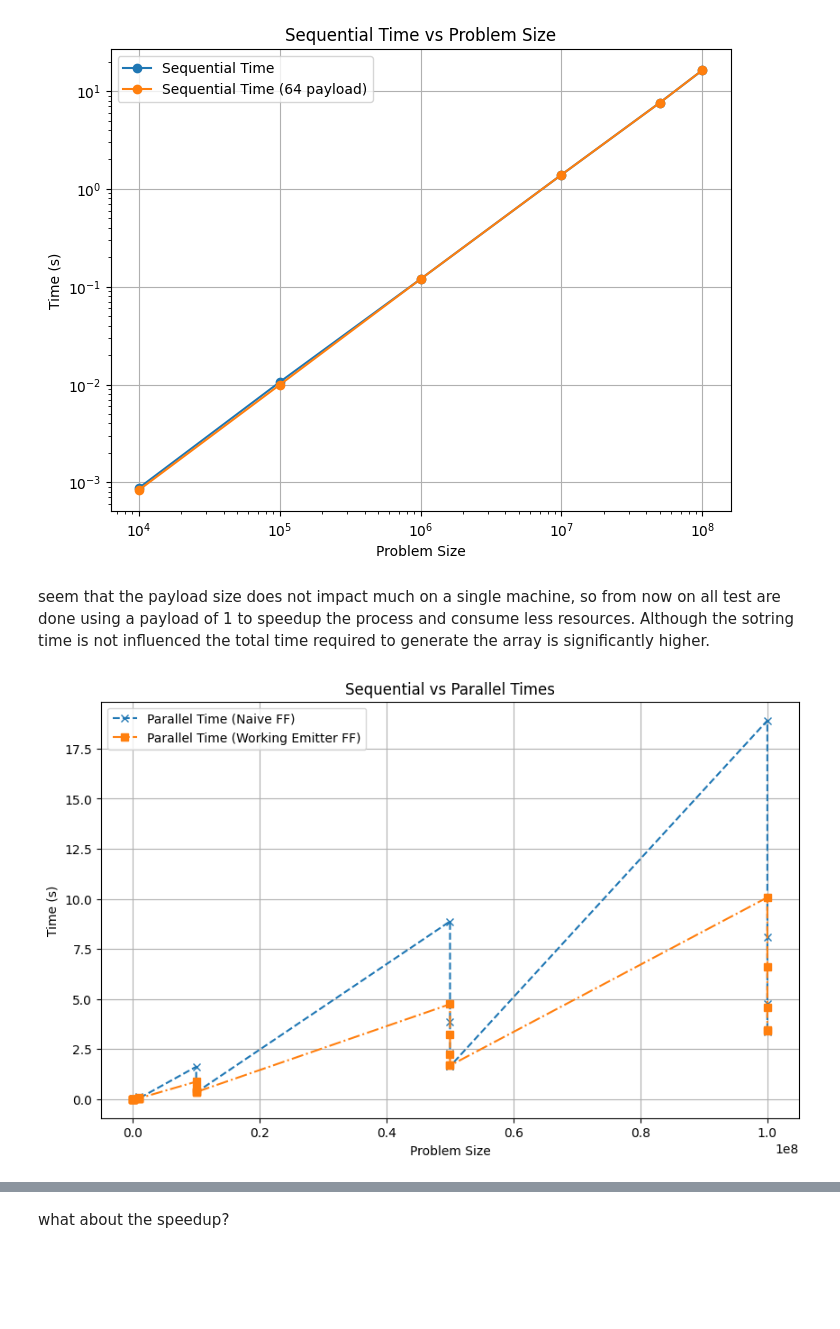
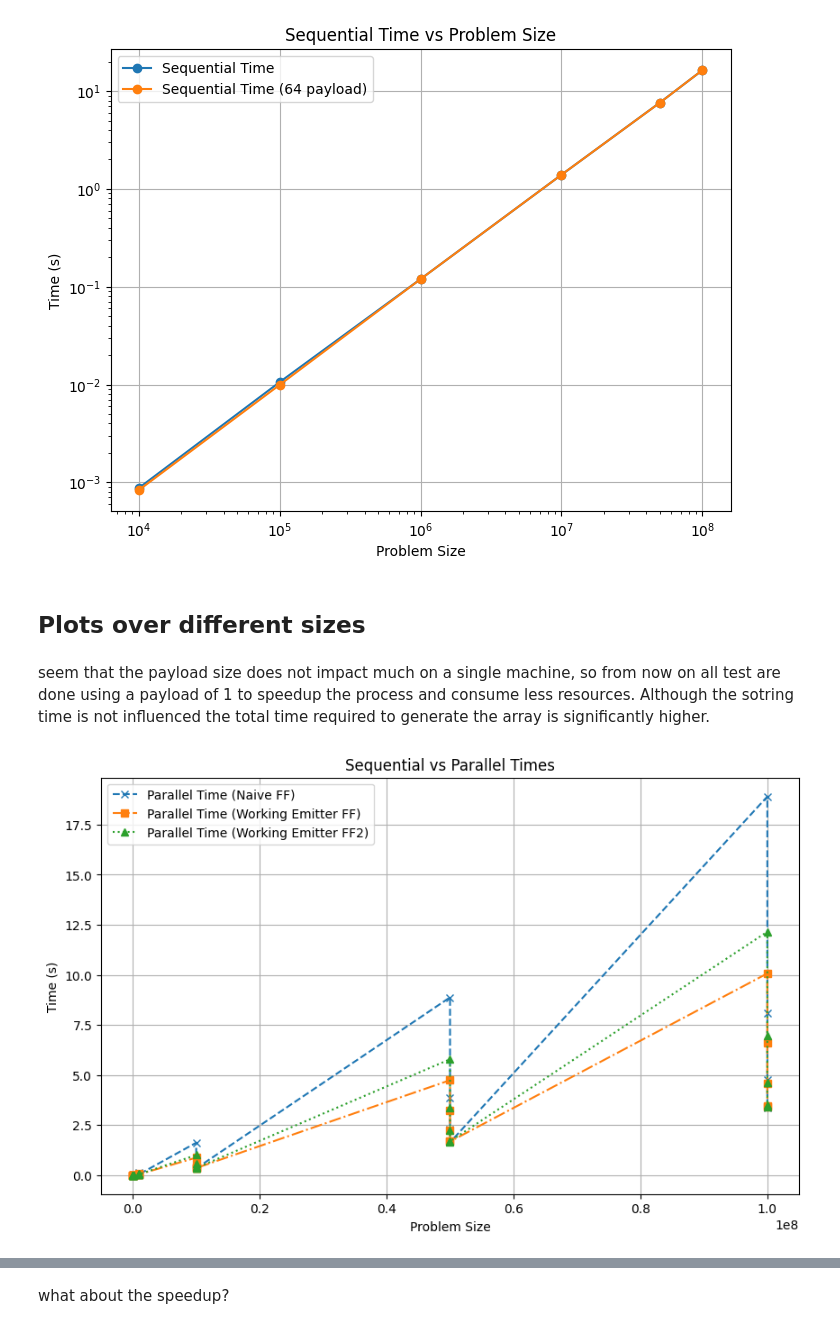
Before and after one commit to DavideB45/SPM, a Jupyter notebook: assignment4/analysis.ipynb, the cells around one changed output, grey strips where cells are left out. Saved outputs shown, nothing was run; the diff lists cells and outputs as text; code cells hidden in the pictures; blank space fills up the shorter version.

```diff
--- a/assignment4/analysis.ipynb
+++ b/assignment4/analysis.ipynb
@@ -17,6 +17,11 @@ par_times = par_times.drop(columns=['trial'])
 we_times = pd.read_csv('results/working_emitter_ff.csv')
 we_times = we_times[we_times['time'] > 0]
 we_times = we_times.drop(columns=['trial'])
+
+#load parallel working emitter times (queue size 2)
+we2_times = pd.read_csv('results/working_emitter_ff2.csv')
+we2_times = we2_times[we2_times['time'] > 0]
+we2_times = we2_times.drop(columns=['trial'])
 # %%
 par_times.head()
 # %% [output]
@@ -58,37 +63,45 @@ plt.grid(True)
 plt.show()
 # %% [output]
 [figure]
+# %% [markdown]
+## Plots over different sizes
 # %% [markdown]
 seem that the payload size does not impact much on a single machine, so from now on all test are done using a payload of 1 to speedup the process and consume less resources. Although the sotring time is not influenced the total time required to generate the array is significantly higher.
 # %%
-par_times = par_times.groupby(['size', 'workers']).agg({'time': 'min'}).reset_index()
+min_par_times = par_times.groupby(['size', 'workers']).agg({'time': 'min'}).reset_index()
 #par_times = par_times.loc[par_times.groupby('size')['time'].idxmin()].reset_index(drop=True)
 
-we_times = we_times.groupby(['size', 'workers']).agg({'time': 'min'}).reset_index()
+min_we_times = we_times.groupby(['size', 'workers']).agg({'time': 'min'}).reset_index()
 #we_times = we_times.loc[we_times.groupby('size')['time'].idxmin()].reset_index(drop=True)
+
+min_we2_times = we2_times.groupby(['size', 'workers']).agg({'time': 'min'}).reset_index()
+#we2_times = we2_times.loc[we2_times.groupby('size')['time'].idxmin()].reset_index(drop=True)
 # %%
 plt.figure(figsize=(10, 6))
 
 # Plot sequential times
 #plt.plot(small['size'], small['time'], marker='o', label='Sequential Time (Payload 1)')
 #plt.plot(big['size'], big['time'], marker='o', label='Sequential Time (Payload 64)')
 
 # Filter parallel times to show only the best time for each size
-plt.plot(par_times['size'], par_times['time'], marker='x', label='Parallel Time (Naive FF)', linestyle='--')
+plt.plot(min_par_times['size'], min_par_times['time'], marker='x', label='Parallel Time (Naive FF)', linestyle='--')
 
 # Filter working emitter times to show only the best time for each size
-plt.plot(we_times['size'], we_times['time'], marker='s', label='Parallel Time (Working Emitter FF)', linestyle='-.')
+plt.plot(min_we_times['size'], min_we_times['time'], marker='s', label='Parallel Time (Working Emitter FF)', linestyle='-.')
+
+plt.plot(min_we2_times['size'], min_we2_times['time'], marker='^', label='Parallel Time (Working Emitter FF2)', linestyle=':')
+
 # Configure plot
 plt.xlabel('Problem Size')
 plt.ylabel('Time (s)')
 plt.title('Sequential vs Parallel Times')
 #plt.xscale('log')
 #plt.yscale('log')
 plt.legend()
 plt.grid(True)
 plt.show()
 # %% [output]
-[figure, old version]
+[figure, new version]
 # %%
 plt.figure(figsize=(10, 6))
 
```
Also changed, not shown: parts of 6 cells of this notebook, 3 other files.
